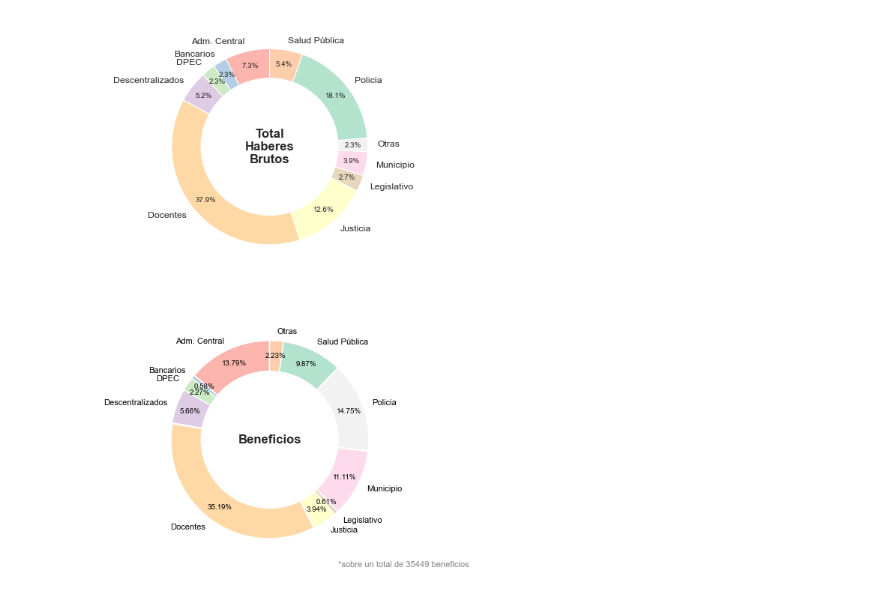
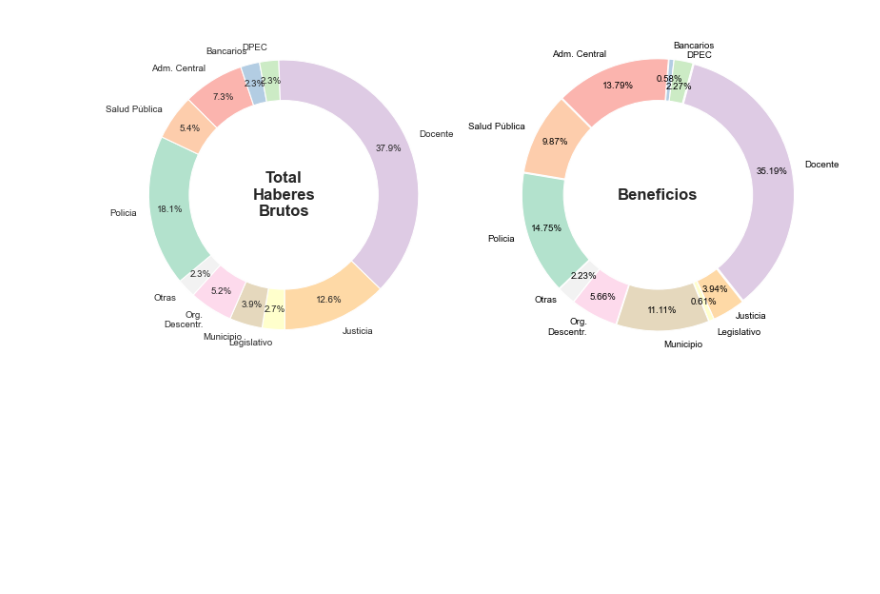
Before and after one commit to chrisgalvez/ReportesLiquidaciones, a Jupyter notebook: estadisticas-liquidaciones.ipynb, the cells around one changed output. Cells and saved outputs as stored; diff of their text form; code cells hidden in the pictures; blank space fills up the shorter version.

```diff
--- a/estadisticas-liquidaciones.ipynb
+++ b/estadisticas-liquidaciones.ipynb
@@ -68,9 +73,9 @@ brutos_refuerzo = beneficios_refuerzo.merge(creditos_refuerzo, on=['PLLA', 'ORDE
 
 brutos_refuerzo["BRUTO"] = brutos_refuerzo["BENEFICIO"] + brutos_refuerzo["CREDITOS"]
 
-brutos["TIPOREPARTICION"] = brutos["TIPOREPARTICION"].replace({"NO": "Descentralizados",
-    "SP": "Salud Pública", "AC": "Adm. Central", "MOVILIDADES": "Mov. Varias Reparticiones",
-    "Legisladores": "Legislativo", "DOC": "Docentes", "JUPOLICIA": "Policia", "MG": "Adm. Central"})
+brutos["TIPOREPARTICION"] = brutos["TIPOREPARTICION"].replace({"NO": "Org.\nDescentr.",
+    "SP": "Salud Pública", "AC": "Adm. Central", "MOVILIDADES": "Movil. Varias",
+    "Legisladores": "Legislativo", "DOC": "Docente", "JUPOLICIA": "Policia", "MG": "Adm. Central"})
 # %%
 def make_autopct(values):
     def my_autopct(pct):
@@ -139,7 +120,7 @@ from matplotlib import cm
 cmap = plt.get_cmap("Pastel1")
 colores = [cmap(i) for i in range(3)]
 
-fig, axs = plt.subplots(2, 1, figsize=(4, 8))
+fig, axs = plt.subplots(1, 2, figsize=(8,4))
 
 brutos["SEXO"] = brutos.apply(lambda x: "Masculino" if x["SEXO"] == "M" else "Femenino" if x["SEXO"] == "F" else x["SEXO"], axis=1)
 brutos.groupby("SEXO")["SEXO"].count().plot.pie(ax=axs[0], y="BRUTO", autopct="%1.1f%%", label='',
@@ -150,11 +131,12 @@ centre_circle = plt.Circle((0,0),0.70,fc='white')
 axs[0].add_artist(centre_circle)
 axs[0].text(0, 0, 'Beneficios', horizontalalignment='center', verticalalignment='center', fontsize=12, fontweight='bold')
 
+brutos["TIPO"] = brutos.apply(lambda x: "Retiros" if x["REPARTICION"] \
+                            in ("Retiro Policial", "Retiro Carcelario")\
+                            else "Pensiones" if x["TIPO"]=='pen' else \
+                                'Jubilaciones', axis=1)
 
-
-
-brutos["JPR"] = brutos.apply(lambda x: "Retiros" if x["REPARTICION"] in ("Retiro Policial", "Retiro Carcelario") else "Pensiones" if x["TIPO"]=='pen' else 'Jubilaciones', axis=1)
-brutos.groupby("JPR").count().plot.pie(ax=axs[1], y="BRUTO", autopct=make_autopct(brutos["JPR"].value_counts())
+brutos.groupby("TIPO").count().plot.pie(ax=axs[1], y="BRUTO", autopct=make_autopct(brutos["TIPO"].value_counts())
     ,colors=colores, label='', pctdistance=0.85)
 plt.legend().remove()
 #axs[1].set_title('Beneficios por Tipo',  fontdict={'family': 'Arial', 'size': 14, 'weight': 'bold', 'style': 'normal'})
@@ -165,7 +147,6 @@ axs[1].text(0, 0, 'Beneficios', horizontalalignment='center', verticalalignment=
 
 plt.tight_layout()
 
-
 temp_pie_beneficios_sexo_tipo = tempfile.NamedTemporaryFile(delete=False, suffix='.png')
 plt.savefig(temp_pie_beneficios_sexo_tipo.name)
 plt.show()
@@ -178,91 +159,117 @@ from matplotlib import cm
 pastel1 = plt.get_cmap("Pastel1")
 pastel2 = plt.get_cmap("Pastel2")
 
-colores = [cmap(i) for i in range(pastel1.N)] + [pastel2(i) for i in range(pastel2.N)]
+colores = [cmap(i) for i in range(pastel1.N)] + \
+    [pastel2(i) for i in range(pastel2.N)]
 
 
-fig, axs = plt.subplots(2, 1, figsize=(4, 8), tight_layout=True, gridspec_kw={'height_ratios': [2, 2]})
+fig, axs = plt.subplots(1, 2, figsize=(8,4), tight_layout=True, sharey=True)
 
 # Obtener las 10 primeras reparticiones con mayor BRUTO
-top_10_reparticiones_bruto = brutos.groupby("TIPOREPARTICION")["BRUTO"].sum().nlargest(10).index
+top_10_reparticiones_bruto = brutos.groupby("TIPOREPARTICION")["BRUTO"].\
+    sum().nlargest(10).index
 
 # Calcular el total del BRUTO del resto de las reparticiones
-total_resto_reparticiones_bruto = brutos[~brutos['TIPOREPARTICION'].isin(top_10_reparticiones_bruto)]['BRUTO'].sum()
+total_resto_reparticiones_bruto = brutos[~brutos['TIPOREPARTICION'].\
+    isin(top_10_reparticiones_bruto)]['BRUTO'].sum()
 
 # Crear los datos para el gráfico de pastel
-data_top_10_bruto = brutos.loc[brutos['TIPOREPARTICION'].isin(top_10_reparticiones_bruto), ["TIPOREPARTICION", "BRUTO"]]
+data_top_10_bruto = brutos.loc[brutos['TIPOREPARTICION'].\
+    isin(top_10_reparticiones_bruto), ["TIPOREPARTICION", "BRUTO"]]
 
 # Concatenar las series
-data_top_10_bruto.loc[len(data_top_10_bruto)] = ["Otras", total_resto_reparticiones_bruto]
+data_top_10_bruto.loc[len(data_top_10_bruto)] = ["Otras", \
+    total_resto_reparticiones_bruto]
 
 data_top_10_bruto_grp = data_top_10_bruto.groupby("TIPOREPARTICION").sum("BRUTO")
 
-plt.subplot(2,1,1)
+plt.subplot(1,2,1)
 
-sectores, textos, autos = plt.pie(data_top_10_bruto_grp["BRUTO"], labels=data_top_10_bruto_grp.index,  autopct="%1.1f%%", startangle=90, pctdistance=0.85, colors=colores[:11])
+sectores, textos, autos = plt.pie(data_top_10_bruto_grp["BRUTO"], \
+    labels=data_top_10_bruto_grp.index,  autopct="%1.1f%%", startangle=135,
+    pctdistance=0.85, colors=colores[:11], textprops={'fontsize': 7},
+    wedgeprops={'width': 0.5}, counterclock=False)
 
 for i, aut in enumerate(autos):
         aut.set_fontsize(7)
 
 centre_circle = plt.Circle((0,0),0.70,fc='white')
 axs[0].add_artist(centre_circle)
-axs[0].text(0, 0, 'Total\nHaberes\nBrutos', horizontalalignment='center', verticalalignment='center', fontsize=12, fontweight='bold')
+axs[0].text(0, 0, 'Total\nHaberes\nBrutos', horizontalalignment='center',
+            verticalalignment='center', fontsize=12, fontweight='bold')
 
 axs[0].legend().set_visible(False)
 
 ###
 
 # Obtener las 10 primeras reparticiones con mayor BRUTO
-top_10_reparticiones_cantidad = brutos.groupby("TIPOREPARTICION").count().nlargest(10, "CONTROL").index
+top_10_reparticiones_cantidad = brutos.groupby("TIPOREPARTICION").count() \
+    .nlargest(10, "CONTROL").index
 
 # Calcular el total del BRUTO del resto de las reparticiones
-resto_reparticiones = brutos[~brutos['TIPOREPARTICION'].isin(top_10_reparticiones_bruto)]
+resto_reparticiones = brutos[~brutos['TIPOREPARTICION']\
+    .isin(top_10_reparticiones_bruto)]
 
 total_resto_reparticiones = resto_reparticiones.count()["CONTROL"].sum()
 
 # Crear los datos para el gráfico de pastel
-data_top_10 = brutos.loc[brutos['TIPOREPARTICION'].isin(top_10_reparticiones_bruto), ["TIPOREPARTICION", "CONTROL"]]
+data_top_10 = brutos.loc[brutos['TIPOREPARTICION'].\
+    isin(top_10_reparticiones_bruto), ["TIPOREPARTICION", "CONTROL"]]
 
 
 data_top_10_grp = data_top_10.groupby("TIPOREPARTICION").count()["CONTROL"]
 
 # Concatenar las series
-data_top_10_grp = pd.concat( [data_top_10_grp, pd.Series({"Otras": total_resto_reparticiones})] )
+data_top_10_grp = pd.concat( [data_top_10_grp, \
+    pd.Series({"Otras": total_resto_reparticiones})] )
 
-#data_top_10_grp.plot.pie(ax=axs[1], y="BRUTO", autopct="%1.1f%%", label="",     colors=colores[:len(data_top_10_grp)], pctdistance=0.80, startangle=90)
+data_top_10_grp = data_top_10_grp.sort_index()
 
-plt.subplot(2,1,2)
-sectores, textos, autos = plt.pie(x=data_top_10_grp, labels=data_top_10_grp.index, autopct=lambda p:f'{p:.2f}%',
-        shadow=False, startangle=90, explode=[0.01] * len(data_top_10_grp),
-        pctdistance=0.85, colors=colores[:11],
-        textprops={"fontsize": 8, "color": "black"})
 
+plt.subplot(1,2,2)
+sectores, textos, autos = plt.pie(x=data_top_10_grp, labels=data_top_10_grp.index,
+        autopct=lambda p:f'{p:.2f}%',
+        shadow=False, startangle=135, explode=[0.01] * len(data_top_10_grp),
+        pctdistance=0.85, colors=colores[:11], counterclock=False,
+        textprops={"fontsize": 7, "color": "black"})
+
+"""desplazar los textos para que no se pisen
+cuando los sectores son pequeños"""
 for i, aut in enumerate(autos):
-        aut.set_fontsize(7)
+    if data_top_10_grp.iloc[i] / data_top_10_grp.sum() < 0.05:
+        if ((i % 2) == 0):
+            x, y = aut.get_position()
+            aut.set_position((x * 0.95, y * 0.95))
+
+for i, texto in enumerate(textos):
+    if data_top_10_grp.iloc[i] / data_top_10_grp.sum() < 0.05:
+        if ((i % 2) == 0):
+            x, y = texto.get_position()
+            texto.set_position((x * 1, y * 0.95))
 
 centre_circle = plt.Circle((0,0),0.70,fc='white')
 axs[1].add_artist(centre_circle)
-axs[1].text(0, 0, 'Beneficios', horizontalalignment='center', verticalalignment='center', fontsize=12, fontweight='bold')
+axs[1].text(0, 0, 'Beneficios', ha='center', va='center', fontsize=12,
+            fontweight='bold')
 
 axs[1].legend().set_visible(False)
 
-plt.text(0.70, -1.30, '*sobre un total de {} beneficios'.format(data_top_10_grp.sum()),
-        fontsize=8, fontweight='normal', color='gray')
+# plt.text(0.70, -0.30, '*sobre un total de {} beneficios'.\
+#     format(data_top_10_grp.sum()),fontsize=8,fontweight='normal',color='gray')
+
 #plt.text(-1.30, -1.37, '**' + ",".join(resto_reparticiones["TIPOREPARTICION"].unique()), fontsize=6, fontweight='normal', color='gray', wrap=True, verticalalignment='top')
-
 
 plt.legend().set_visible(False)
 #plt.title("Beneficios por tipo de repartición", fontdict={'family': 'Arial', 'size': 12,  'weight': 'bold', 'style': 'normal'})
 plt.rcParams['savefig.dpi'] = 600
 
 # Ajustar el layout para reducir el espacio entre los gráficos de pastel
 plt.subplots_adjust(wspace=0, hspace=5)
 
-plt.show()
-
 temp_pie_brutos_tr = tempfile.NamedTemporaryFile(delete=False, suffix='.png')
 plt.savefig(temp_pie_brutos_tr)
+plt.show()
 plt.close()
 # %% [output]
-[figure, old version]
+[figure, new version]
 # %%
```
Also changed, not shown: parts of 9 cells of this notebook, 1 other file.
